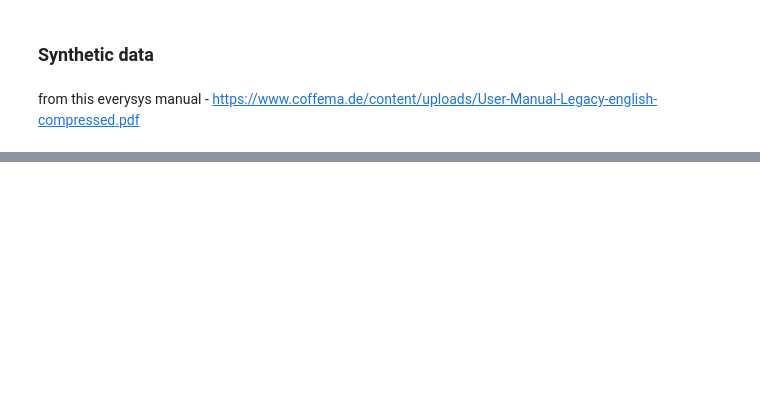
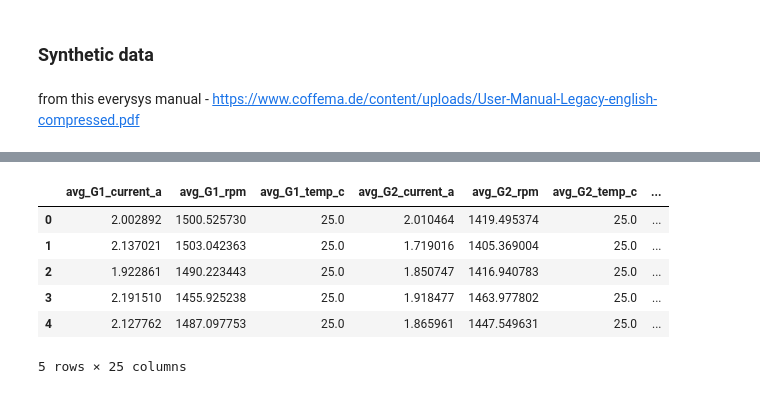
Before and after one commit to buchbindern/SurvivalSimulation, a Jupyter notebook: agi_synthetic.ipynb, the cells around one changed output, grey strips where cells are left out. Cells and saved outputs as stored; diff of their text form; code cells hidden in the pictures; blank space fills up the shorter version.

```diff
--- a/agi_synthetic.ipynb
+++ b/agi_synthetic.ipynb
@@ -565,0 +382,12 @@ data.head()
+# %%
+df = pd.read_csv('event_agg_log.csv')
+# %%
+df.head()
+# %% [output]
+|  | avg_G1_current_a | avg_G1_rpm | avg_G1_temp_c | avg_G2_current_a | avg_G2_rpm | avg_G2_temp_c | ... |
+| 0 | 2.002892 | 1500.525730 | 25.0 | 2.010464 | 1419.495374 | 25.0 | ... |
+| 1 | 2.137021 | 1503.042363 | 25.0 | 1.719016 | 1405.369004 | 25.0 | ... |
+| 2 | 1.922861 | 1490.223443 | 25.0 | 1.850747 | 1416.940783 | 25.0 | ... |
+| 3 | 2.191510 | 1455.925238 | 25.0 | 1.918477 | 1463.977802 | 25.0 | ... |
+| 4 | 2.127762 | 1487.097753 | 25.0 | 1.865961 | 1447.549631 | 25.0 | ... |
+5 rows × 25 columns
```
Also changed, not shown: parts of 8 cells of this notebook, 27 other files.
